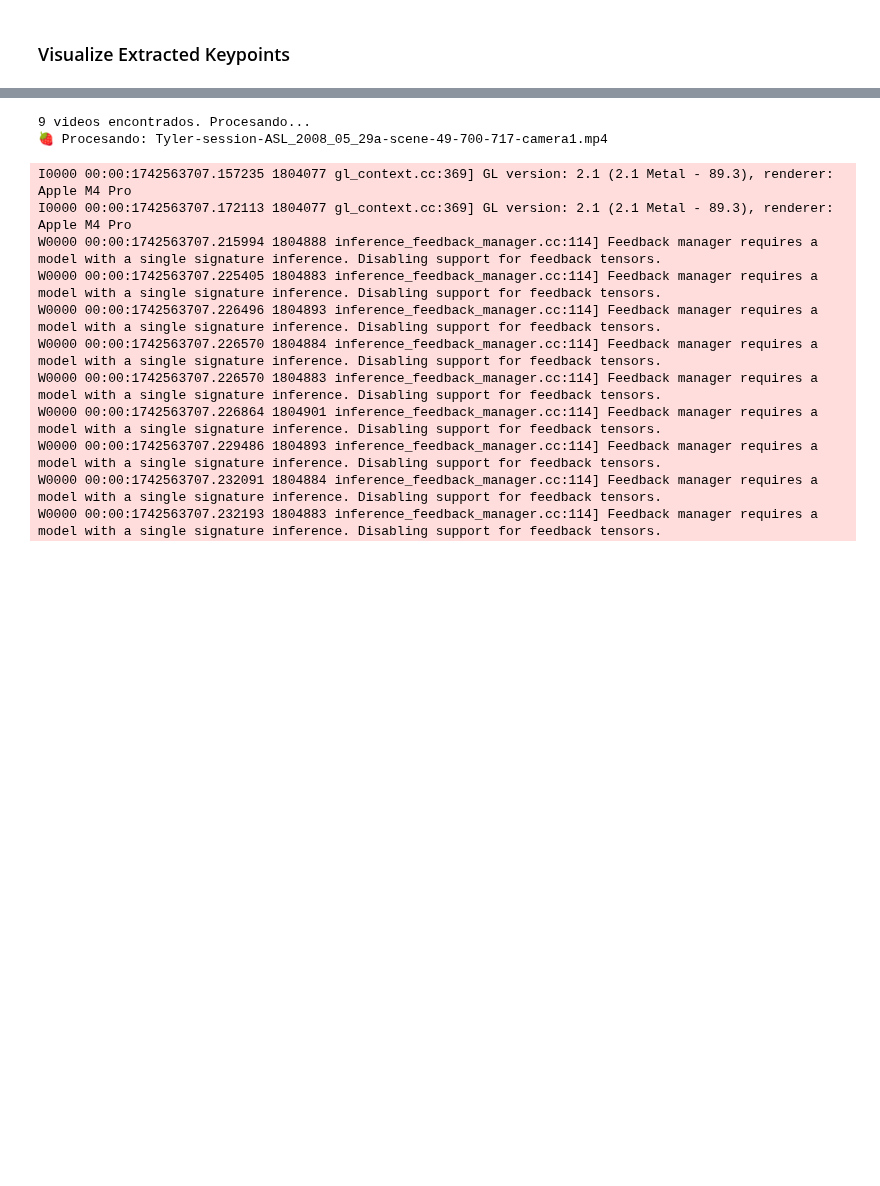
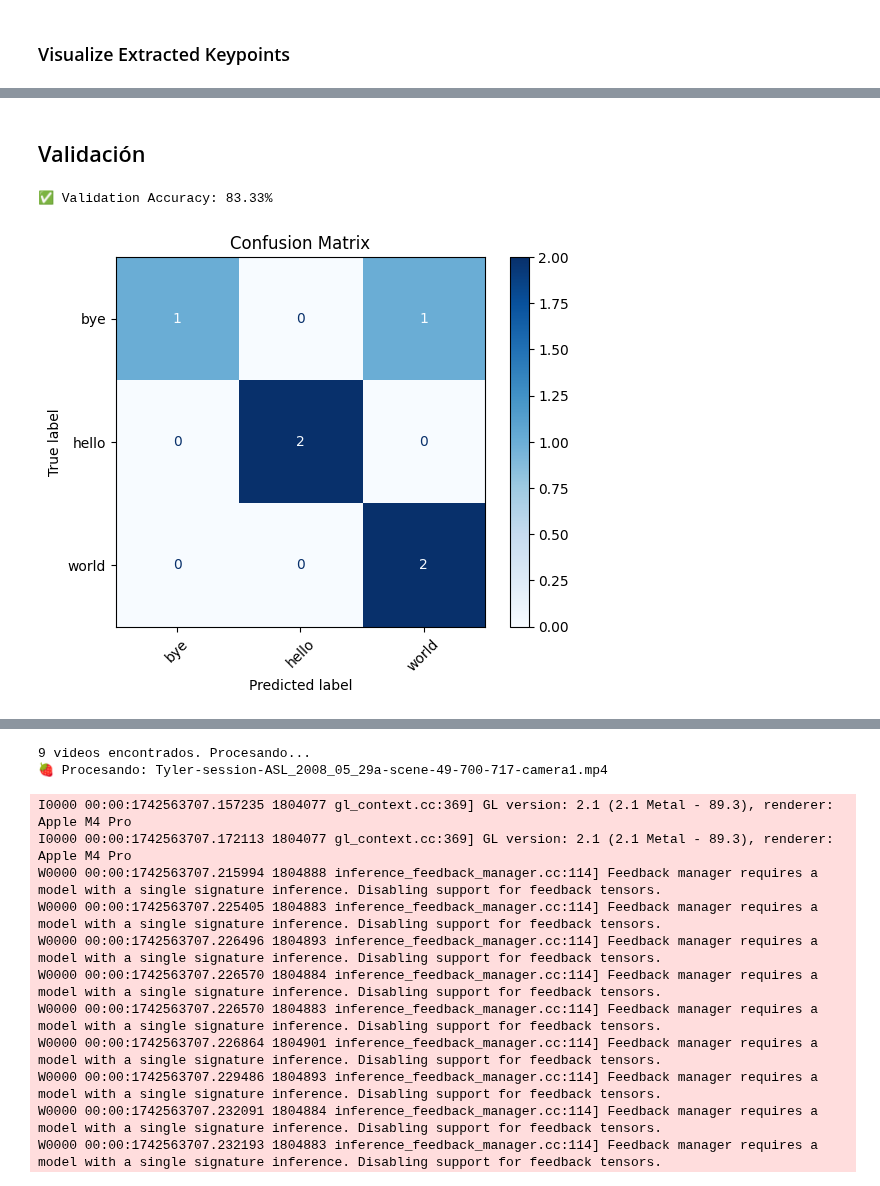
Before and after one commit to Beellee/asl-gesture-recognition, a Jupyter notebook: code/pipeline.ipynb, the cells around one changed output, grey strips where cells are left out. Saved outputs shown, nothing was run; the diff lists cells and outputs as text; code cells hidden in the pictures; blank space fills up the shorter version.

Commit message:
generar train test, modelo y metricas

```diff
--- a/code/pipeline.ipynb
+++ b/code/pipeline.ipynb
@@ -255,0 +335,4 @@ cv2.destroyAllWindows()
+# %%
+signs = ["hello", "bye", "world"]
+keypoints_folder = "../data/keypoints"
+X_train, X_val, y_train, y_val, label_encoder = load_dataset(signs, keypoints_folder)
@@ -255,0 +427,36 @@ cv2.destroyAllWindows()
+# %% [markdown]
+## Validación
+# %%
+# Accuracy Score
+
+from sklearn.metrics import accuracy_score
+
+model.eval()
+all_preds = []
+all_labels = []
+
+with torch.no_grad():
+    for batch_x, batch_y in val_loader:
+        batch_x, batch_y = batch_x.to(device), batch_y.to(device)
+        outputs = model(batch_x)
+        _, predicted = torch.max(outputs, 1)
+        all_preds.extend(predicted.cpu().numpy())
+        all_labels.extend(batch_y.cpu().numpy())
+
+acc = accuracy_score(all_labels, all_preds)
+print(f"✅ Validation Accuracy: {acc * 100:.2f}%")
+# %% [output]
+✅ Validation Accuracy: 83.33%
+# %%
+# confussion matrix
+
+from sklearn.metrics import confusion_matrix, ConfusionMatrixDisplay
+import matplotlib.pyplot as plt
+
+cm = confusion_matrix(all_labels, all_preds)
+disp = ConfusionMatrixDisplay(confusion_matrix=cm, display_labels=label_encoder.classes_)
+disp.plot(cmap="Blues", xticks_rotation=45)
+plt.title("Confusion Matrix")
+plt.show()
+# %% [output]
+[figure, added]
```
Also changed, not shown: parts of 16 cells of this notebook, 40 other files.
